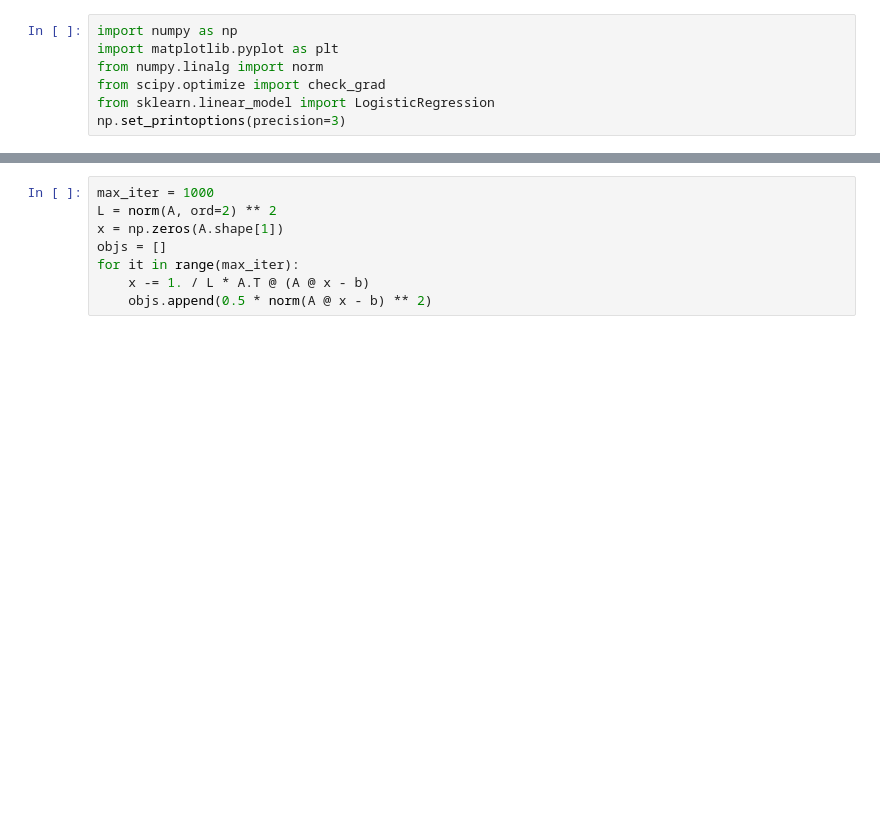
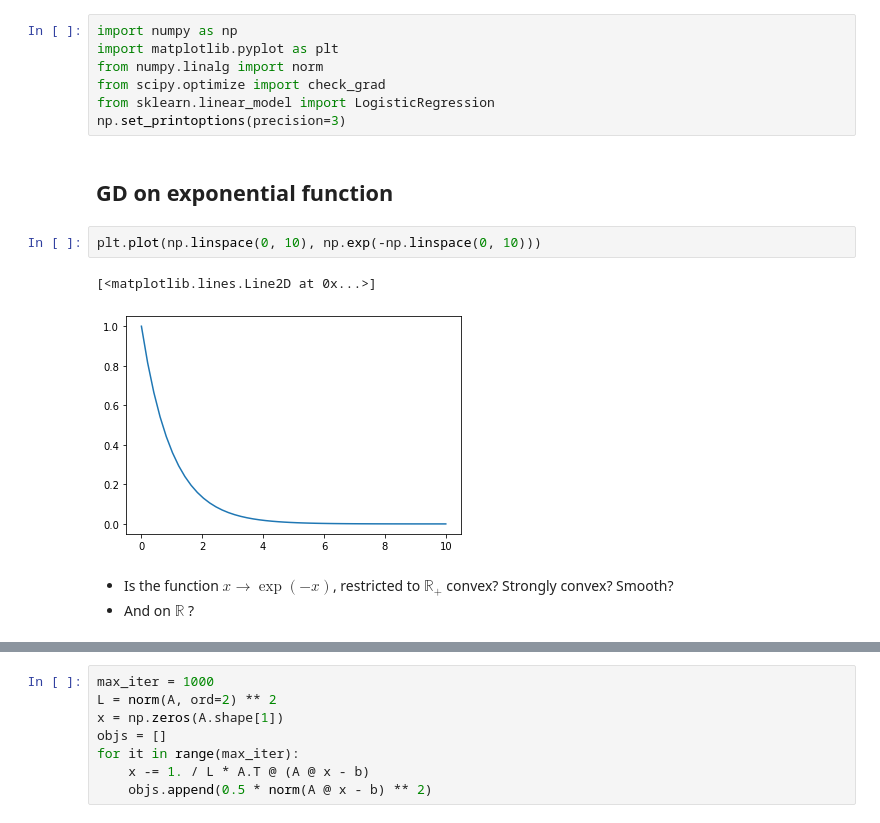
Before and after one commit to mathurinm/mathurinm.github.io, a Jupyter notebook: assets/2022_wust/Lecture2_generic_GD.ipynb, the cells around one changed output, grey strips where cells are left out. Drawn from its saved outputs; the diff is of its cells as text; blank space fills up the shorter version.

```diff
--- a/assets/2022_wust/Lecture2_generic_GD.ipynb
+++ b/assets/2022_wust/Lecture2_generic_GD.ipynb
@@ -5,3 +5,13 @@ from numpy.linalg import norm
 from scipy.optimize import check_grad
 from sklearn.linear_model import LogisticRegression
 np.set_printoptions(precision=3)
+# %% [markdown]
+## GD on exponential function
+# %%
+plt.plot(np.linspace(0, 10), np.exp(-np.linspace(0, 10)))
+# %% [output]
+[<matplotlib.lines.Line2D at 0x...>]
+[figure, added]
+# %% [markdown]
+- Is the function $x \to \exp(-x)$, restricted to $\mathbb{R}_+$ convex? Strongly convex? Smooth?
+- And on $\mathbb{R}$ ?
```
Also changed, not shown: parts of 27 cells of this notebook.
